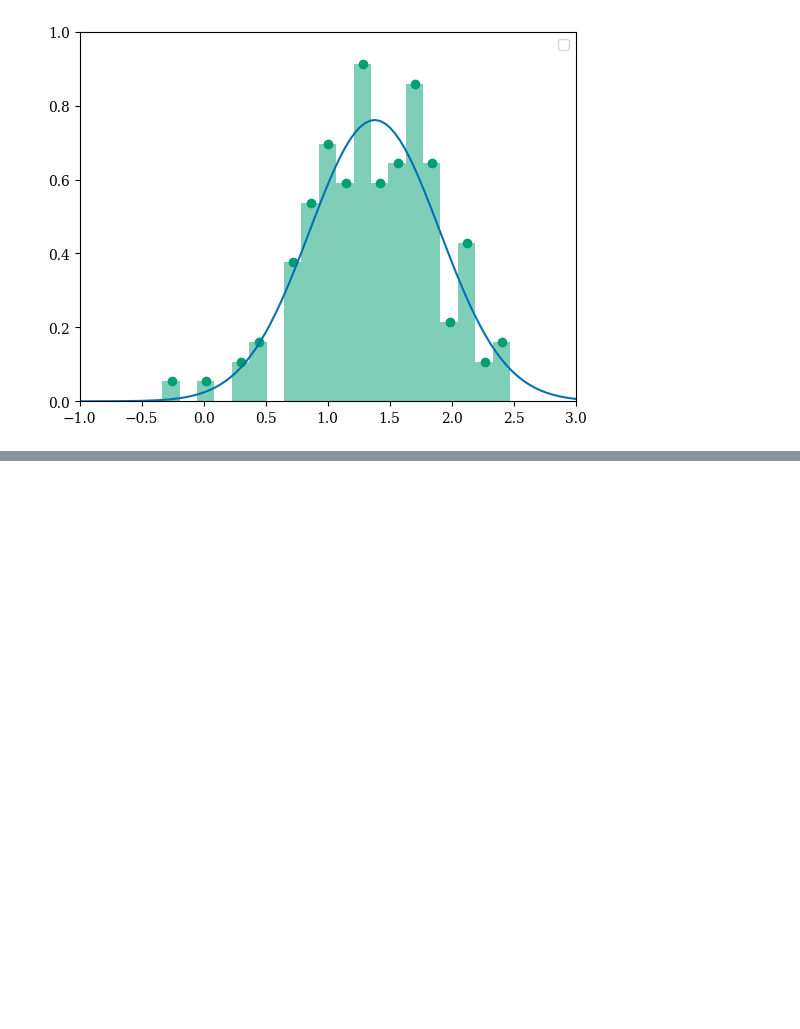
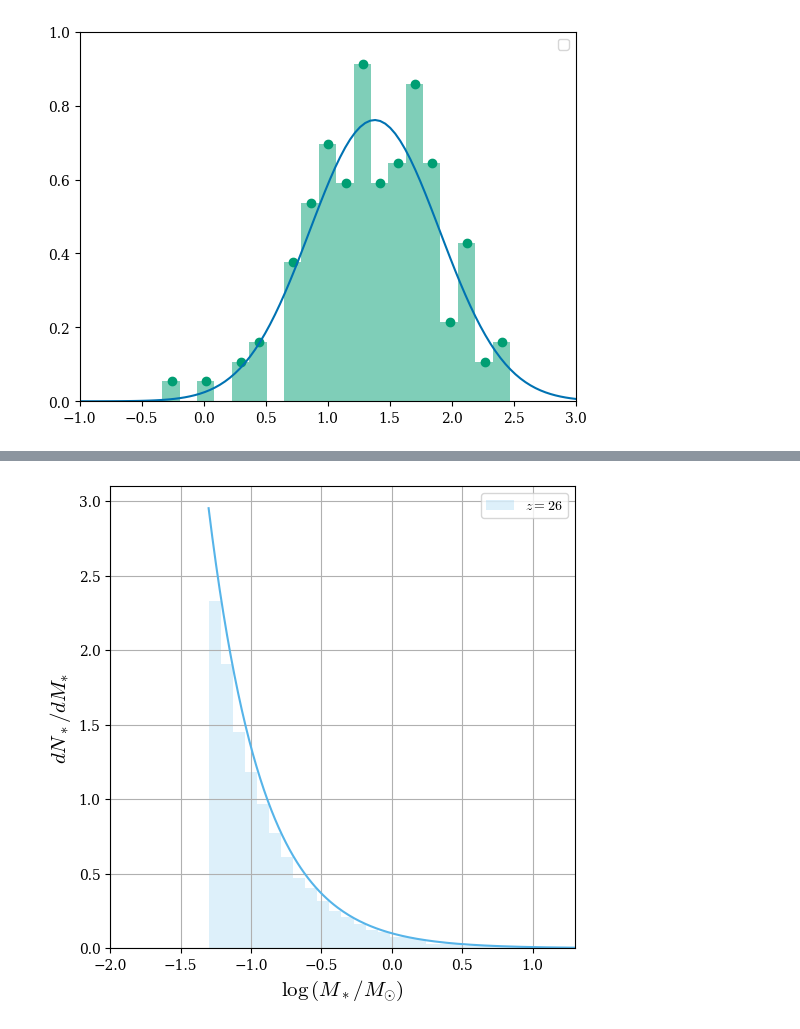
Before and after one commit to antoninvapa/Masters-Project, a Jupyter notebook: PopIII_IMF_fit.ipynb, the cells around one changed output, grey strips where cells are left out. Cells and saved outputs as stored; diff of their text form; code cells hidden in the pictures; blank space fills up the shorter version.

```diff
--- a/PopIII_IMF_fit.ipynb
+++ b/PopIII_IMF_fit.ipynb
@@ -533,4 +392,0 @@ def Susa_IMF_PDF_log(logm, z):
-# %%
-M=np.logspace(-1, 3, 100)
-plt.plot(M, Susa_IMF_PDF(M, 10))
-plt.xscale('log')
@@ -539,8 +392,0 @@ plt.xscale('log')
-# %%
-def Stacy_PDF(M, z):
-    return M**-1.13/3.2066237567908864
-
-def Stacy_PDF_log(M, z):
-    return M**-0.13
-
-integrate.quad(Stacy_PDF_log, 0.05, 20, args=1)
@@ -751,5 +392,0 @@ def n_DM_z(z):
-# %%
-z = np.linspace(0,10, 100)
-n = n_DM_z(z)
-plt.plot(z, n)
-n_DM_z(0)
@@ -1537,0 +405,7 @@ fig5.savefig(path_image+'Global/'+'Results_M_tot_2.png', dpi=500, bbox_inches="t
+# %%
+#Stacy 2016
+def Stacy_PDF(M, z):
+    return M**-1.13/10
+
+def Stacy_PDF_log(M, z):
+    return M**-0.13
@@ -1537,0 +482,17 @@ fig5.savefig(path_image+'Global/'+'Results_M_tot_2.png', dpi=500, bbox_inches="t
+# %%
+plt.subplots(figsize=(6,6))
+plt.grid()
+m = np.logspace(np.log10(0.05), np.log10(20), 200)
+star_stacy = Mass_Star_Generator(10000, z[i], Stacy_PDF, (0.05, 20))
+plt.hist(np.log10(star_stacy), density=True, bins = 30, alpha = 0.2, color = myColors[i], label = f'$z = {round(z[i],2)}$')
+plt.plot(np.log10(m), Stacy_PDF(m, z[i]), color = myColors[i])
+plt.xlim(np.log10(0.01), np.log10(20))
+plt.xlabel('$\log{(M_*/M_{\odot})}$')
+plt.ylabel('$dN_*/dM_{*}$')
+# plt.xscale('log')
+# plt.yscale('log')
+# plt.xscale('log')
+plt.legend()
+plt.savefig(path_image+'Stacy_Datas.png', dpi=500)
+# %% [output]
+[figure, added]
```
Also changed, not shown: parts of 95 cells of this notebook, 8 other files.
